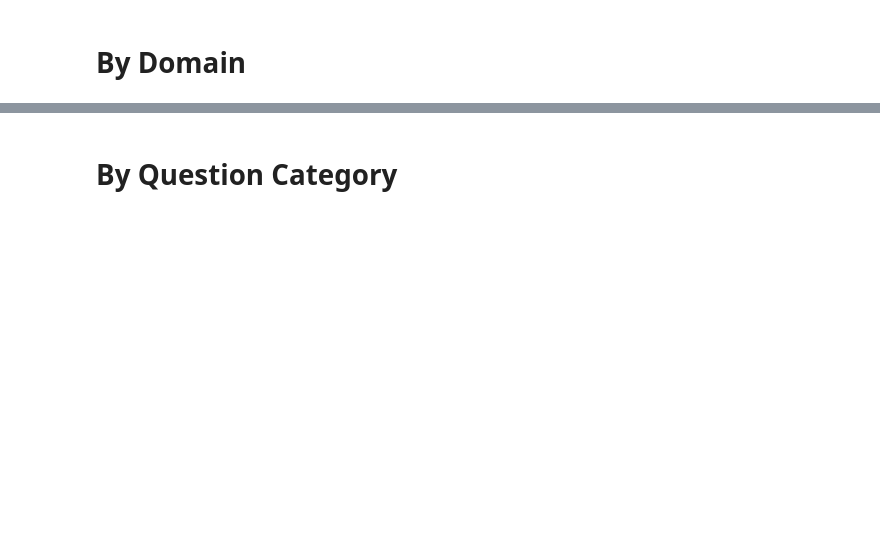
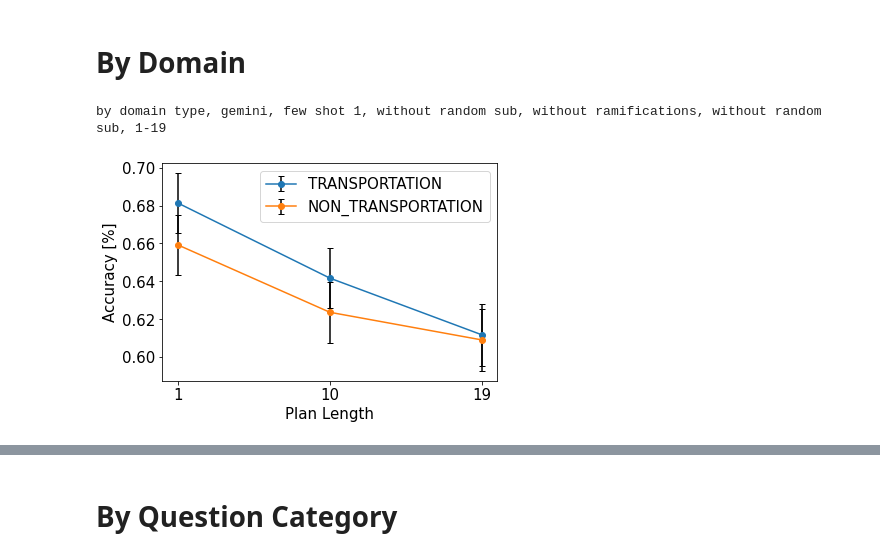
Before and after one commit to izuminka/reasoning_about_actions, a Jupyter notebook: src/analysis/plots/by_plan_length.ipynb, the cells around one changed output, grey strips where cells are left out. Saved outputs shown, nothing was run; the diff lists cells and outputs as text; code cells hidden in the pictures; blank space fills up the shorter version.

```diff
--- a/src/analysis/plots/by_plan_length.ipynb
+++ b/src/analysis/plots/by_plan_length.ipynb
@@ -33,4 +33,43 @@ question_category = ALL_QUESTION_CATEGORIES_KEY
 plan_lengths = [1, 10, 19]
 # %% [markdown]
 # By Domain
+# %%
+x = plan_lengths
+plt.figure()
+
+for domain_type in [TRANSPORTATION_DOMAIN_KEY, NON_TRANSPORTATION_DOMAIN_KEY]:
+    y_by_domain = {}
+    y = []
+    y_error = []
+    for plan_length in plan_lengths:
+        out_obj = filter_single_selector(stats_all, plan_length, question_category, ramifications, model_name, prompt_type, domain_type, answer_type, subs)
+        y.append(out_obj['result'])
+        if out_obj['result']:
+            error = out_obj['result_other']['sem']
+        else:
+            error = 0
+        y_error.append(error)
+    y_by_domain[domain_type] = y
+    # plt.plot(x, y, 'o-', label=domain)
+    plt.errorbar(plan_lengths, y, yerr=y_error, capsize=3, fmt="o-", label=domain_type, ecolor = "black")
+
+
+# plt.ylim([0.59, 0.76])
+plt.xticks(plan_lengths)
+# plt.title(f'{model_name} {prompt_type} {subs} {ramifications}')
+plt.legend(fontsize=15)#, bbox_to_anchor=(1, 1))
+plt.xticks(size=15)
+plt.xlabel('Plan Length', size=15)
+plt.yticks(size=15)
+plt.ylabel('Accuracy [%]', size=15)
+os.makedirs(save_dir, exist_ok=True)
+
+file_name = f'by_domain_type.{model_name}.{prompt_type}.{subs}.{ramifications}.{subs}.1-19'
+save_path = os.path.join(save_dir, f'{file_name}.pdf')
+plt.savefig(save_path, transparent=True, format="pdf", bbox_inches='tight')
+# plt.show()
+print(file_name.replace('.', ', ').replace('_', ' '))
+# %% [output]
+by domain type, gemini, few shot 1, without random sub, without ramifications, without random sub, 1-19
+[figure, added]
 # %%
```
Also changed, not shown: parts of 10 cells of this notebook, 3 other files.
